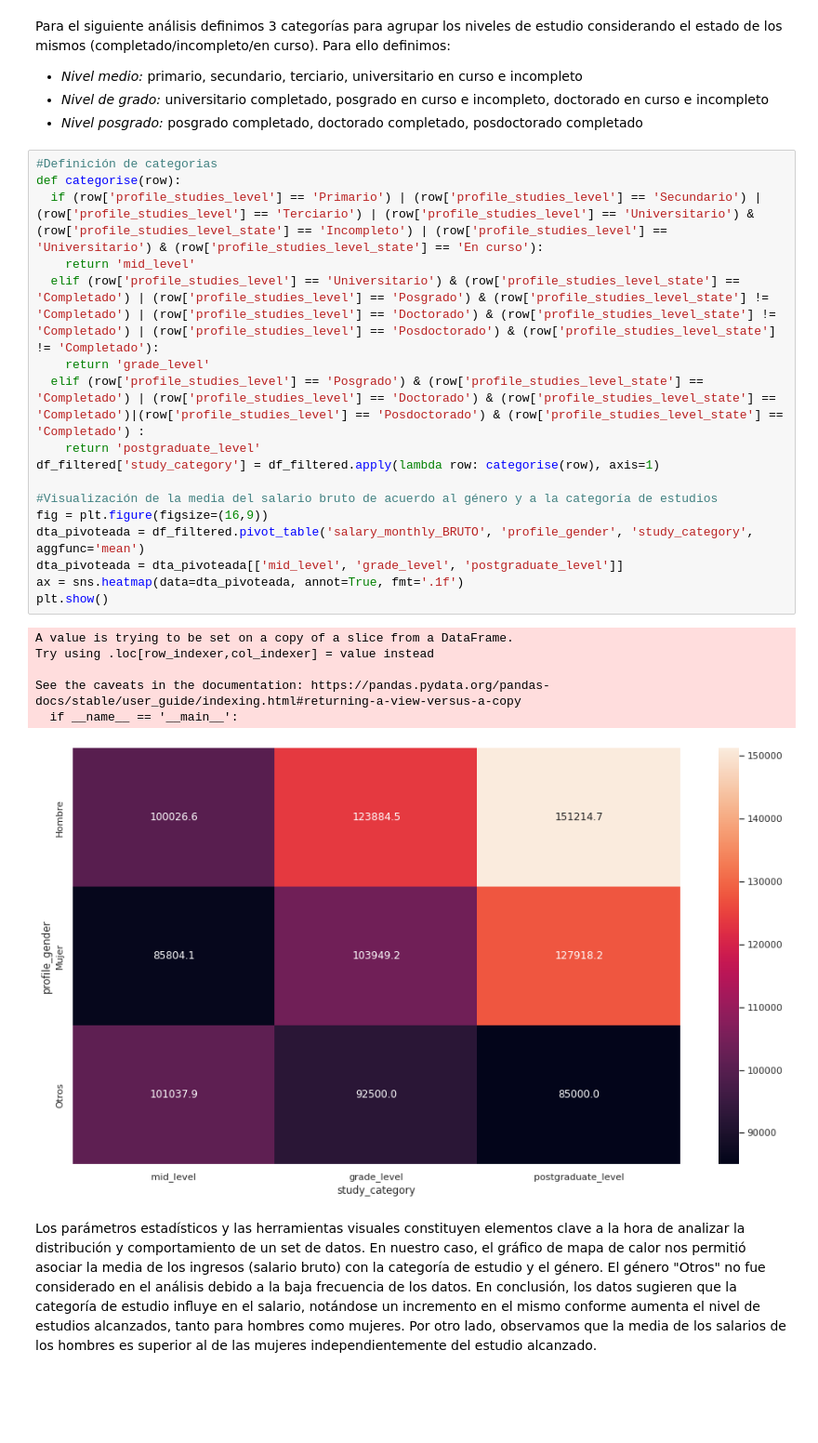
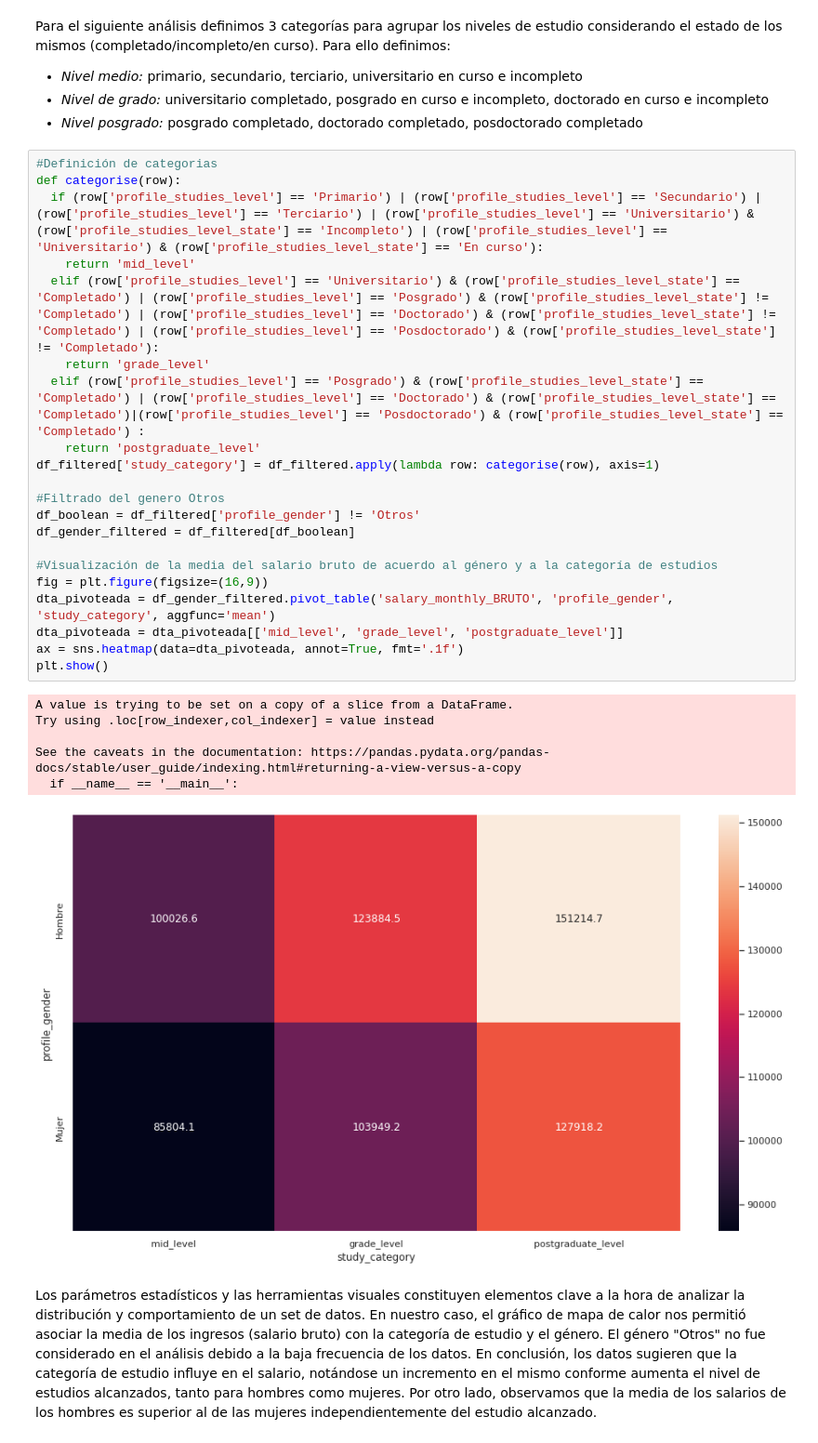
Before and after one commit to chino1504/diplodatos, a Jupyter notebook: AyVD/AyVD-G17-TP1.ipynb, the cells around one changed output. Shown at 93% size. Cells and saved outputs as stored; diff of their text form; blank space fills up the shorter version.

```diff
--- a/AyVD/AyVD-G17-TP1.ipynb
+++ b/AyVD/AyVD-G17-TP1.ipynb
@@ -462,27 +484,31 @@ Para ello definimos:
 # %%
 #Definición de categorias
 def categorise(row):
   if (row['profile_studies_level'] == 'Primario') | (row['profile_studies_level'] == 'Secundario') | (row['profile_studies_level'] == 'Terciario') | (row['profile_studies_level'] == 'Universitario') & (row['profile_studies_level_state'] == 'Incompleto') | (row['profile_studies_level'] == 'Universitario') & (row['profile_studies_level_state'] == 'En curso'):
     return 'mid_level'
   elif (row['profile_studies_level'] == 'Universitario') & (row['profile_studies_level_state'] == 'Completado') | (row['profile_studies_level'] == 'Posgrado') & (row['profile_studies_level_state'] != 'Completado') | (row['profile_studies_level'] == 'Doctorado') & (row['profile_studies_level_state'] != 'Completado') | (row['profile_studies_level'] == 'Posdoctorado') & (row['profile_studies_level_state'] != 'Completado'):
     return 'grade_level'
   elif (row['profile_studies_level'] == 'Posgrado') & (row['profile_studies_level_state'] == 'Completado') | (row['profile_studies_level'] == 'Doctorado') & (row['profile_studies_level_state'] == 'Completado')|(row['profile_studies_level'] == 'Posdoctorado') & (row['profile_studies_level_state'] == 'Completado') :
     return 'postgraduate_level'
 df_filtered['study_category'] = df_filtered.apply(lambda row: categorise(row), axis=1)
 
+#Filtrado del genero Otros
+df_boolean = df_filtered['profile_gender'] != 'Otros'
+df_gender_filtered = df_filtered[df_boolean]
+
 #Visualización de la media del salario bruto de acuerdo al género y a la categoría de estudios
 fig = plt.figure(figsize=(16,9))
-dta_pivoteada = df_filtered.pivot_table('salary_monthly_BRUTO', 'profile_gender', 'study_category', aggfunc='mean')
+dta_pivoteada = df_gender_filtered.pivot_table('salary_monthly_BRUTO', 'profile_gender', 'study_category', aggfunc='mean')
 dta_pivoteada = dta_pivoteada[['mid_level', 'grade_level', 'postgraduate_level']]
 ax = sns.heatmap(data=dta_pivoteada, annot=True, fmt='.1f')
 plt.show()
 # %% [output]
 A value is trying to be set on a copy of a slice from a DataFrame.
 Try using .loc[row_indexer,col_indexer] = value instead
 
 See the caveats in the documentation: https://pandas.pydata.org/pandas-docs/stable/user_guide/indexing.html#returning-a-view-versus-a-copy
   if __name__ == '__main__':
-[figure, old version]
+[figure, new version]
 # %% [markdown]
 Los parámetros estadísticos y las herramientas visuales constituyen elementos clave a la hora de analizar la distribución y comportamiento de un set de datos. En nuestro caso, el gráfico de mapa de calor nos permitió asociar la media de los ingresos (salario bruto) con la categoría de estudio y el género.
 El género "Otros" no fue considerado en el análisis debido a la baja frecuencia de los datos.
```
Also changed, not shown: parts of 12 cells of this notebook.
